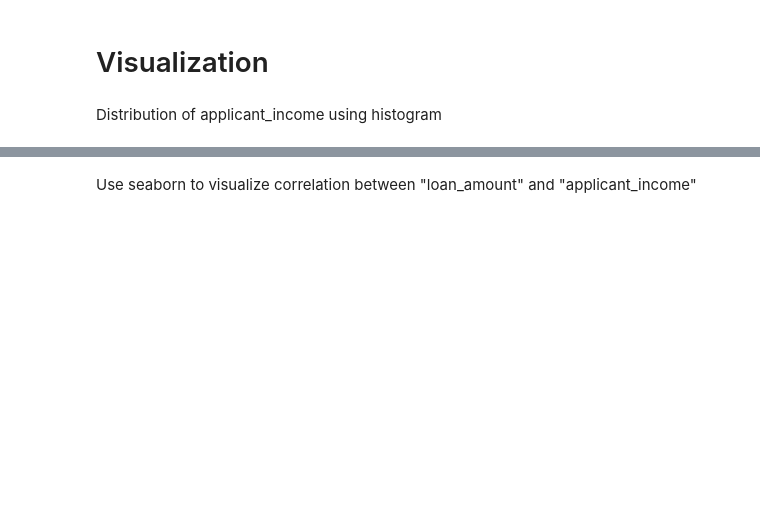
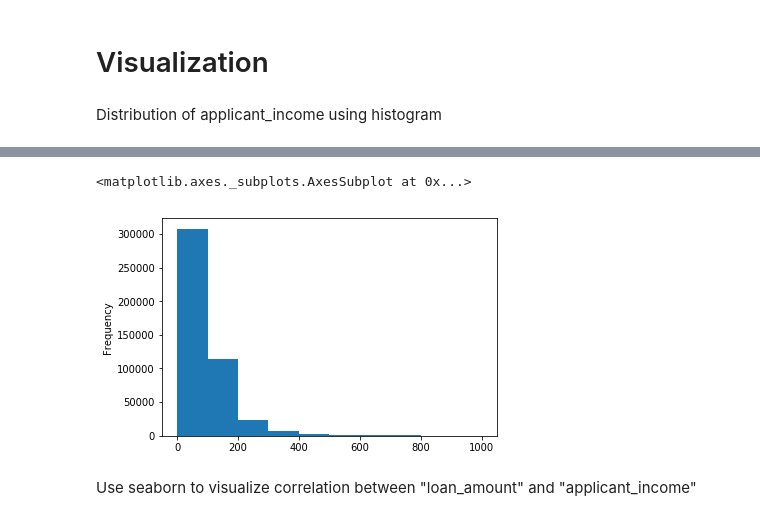
Before and after one commit to peter-ohara/Capstone1, a Jupyter notebook: Capstone.ipynb, the cells around one changed output, grey strips where cells are left out. Cells and saved outputs as stored; diff of their text form; code cells hidden in the pictures; blank space fills up the shorter version.

```diff
--- a/Capstone.ipynb
+++ b/Capstone.ipynb
@@ -55,2 +210,7 @@ Distribution of applicant_income using histogram with a random
+# %%
+training_data['applicant_income'].plot.hist(range=[0,1000])
+# %% [output]
+<matplotlib.axes._subplots.AxesSubplot at 0x...>
+[figure, added]
 # %% [markdown]
 Use seaborn to visualize correlation between "loan_amount" and "applicant_income"
```
Also changed, not shown: parts of 20 cells of this notebook, 4 other files.
